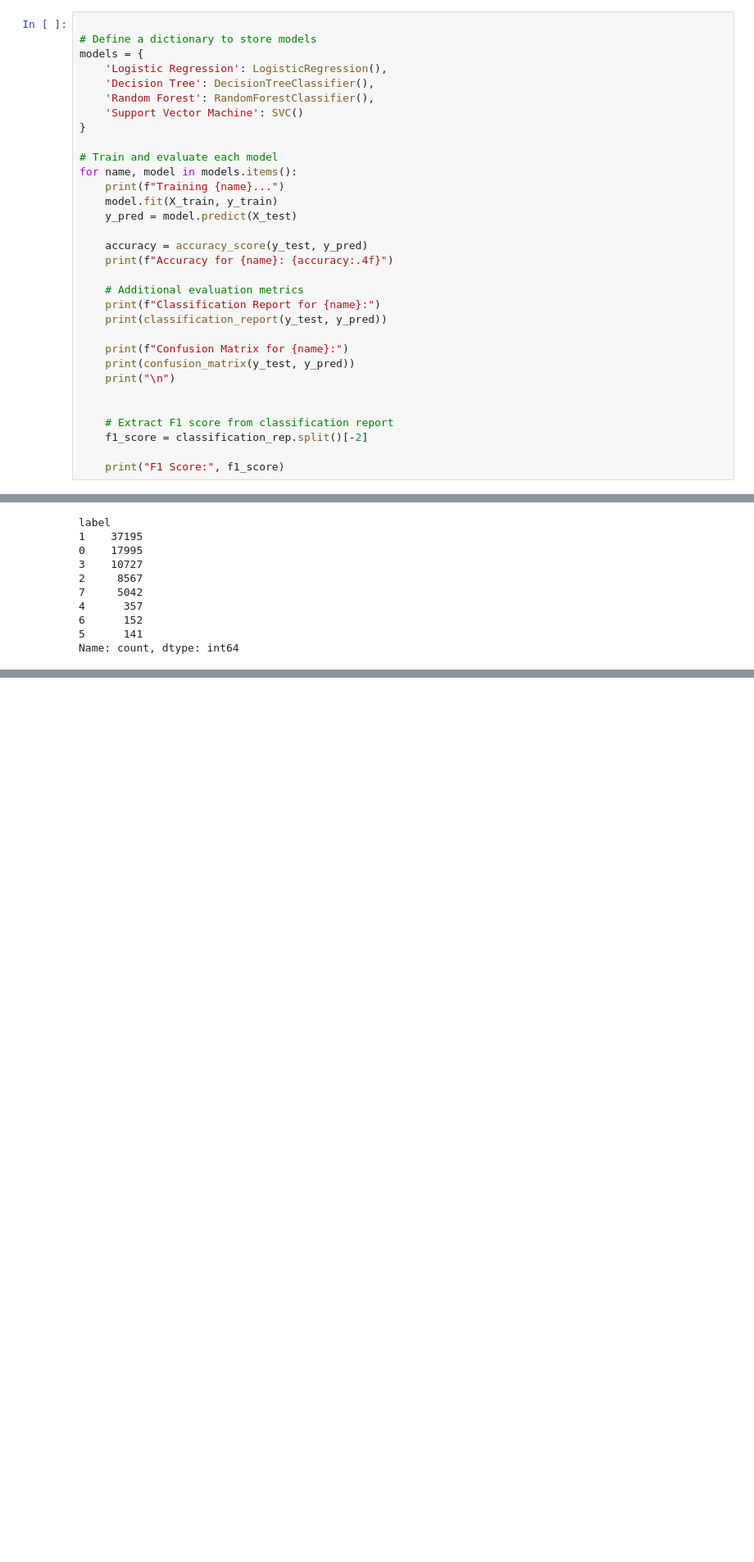
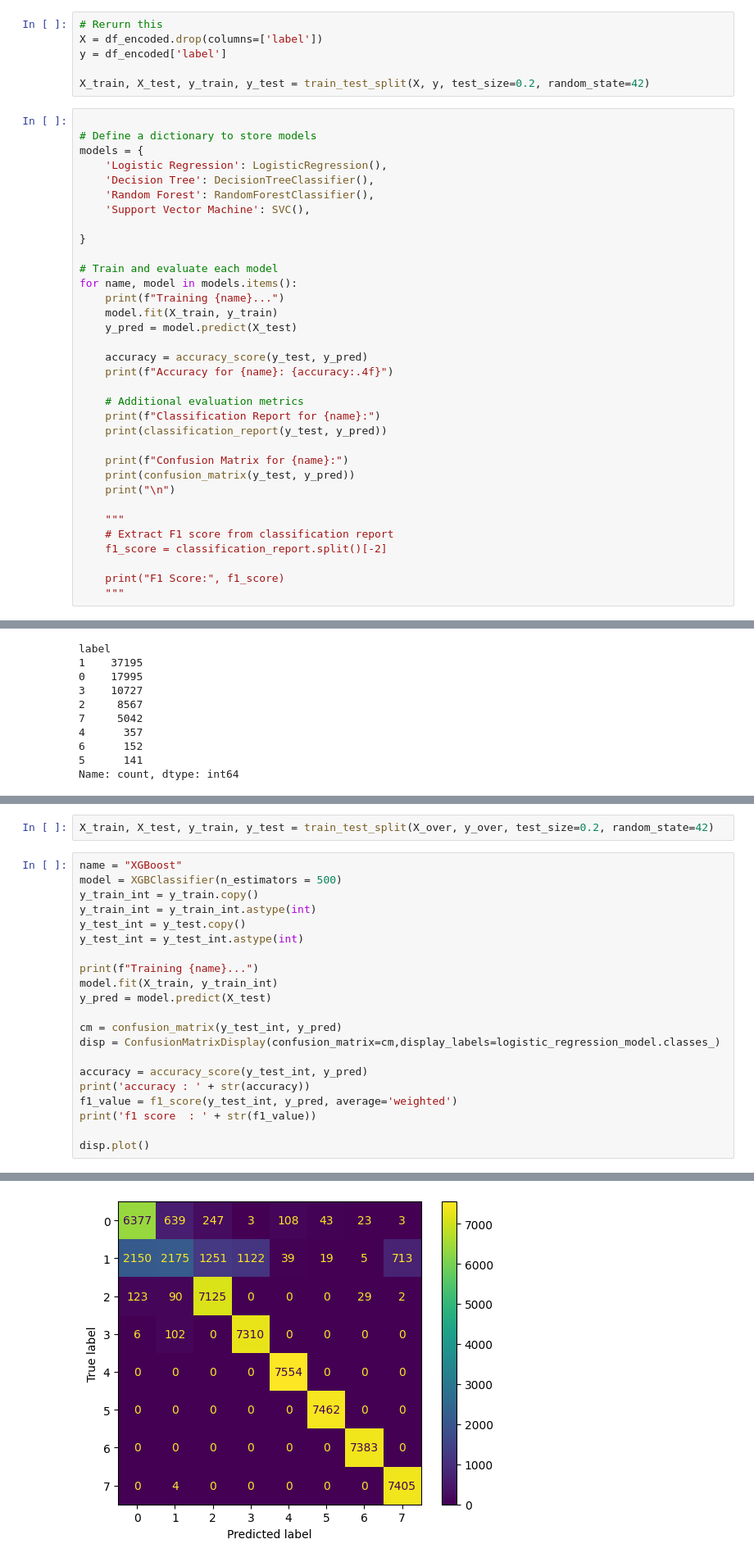
Before and after one commit to Gyxius/Kaggle, a Jupyter notebook: FML/FML.ipynb, the cells around one changed output, grey strips where cells are left out. Shown: that part at 82% size. Saved outputs shown, nothing was run; the diff lists cells and outputs as text; blank space fills up the shorter version.

Commit message:
added XGboost

```diff
--- a/FML/FML.ipynb
+++ b/FML/FML.ipynb
@@ -658,6 +652,12 @@ f1 score  : 0.6732111031343394
 ### No Sampling
 # %% [markdown]
 #### Trying different Models
+# %%
+# Rerurn this
+X = df_encoded.drop(columns=['label'])
+y = df_encoded['label']
+
+X_train, X_test, y_train, y_test = train_test_split(X, y, test_size=0.2, random_state=42)
 # %%
 
 # Define a dictionary to store models
@@ -665,7 +665,8 @@ models = {
     'Logistic Regression': LogisticRegression(),
     'Decision Tree': DecisionTreeClassifier(),
     'Random Forest': RandomForestClassifier(),
-    'Support Vector Machine': SVC()
+    'Support Vector Machine': SVC(),
+
 }
 
 # Train and evaluate each model
@@ -685,11 +686,12 @@ for name, model in models.items():
     print(confusion_matrix(y_test, y_pred))
     print("\n")
 
-
+    """
     # Extract F1 score from classification report
-    f1_score = classification_rep.split()[-2]
+    f1_score = classification_report.split()[-2]
 
     print("F1 Score:", f1_score)
+    """
 # %% [output]
 Training Logistic Regression...
 STOP: TOTAL NO. of ITERATIONS REACHED LIMIT.
@@ -780,0 +829,24 @@ Training Support Vector Machine...
+# %%
+X_train, X_test, y_train, y_test = train_test_split(X_over, y_over, test_size=0.2, random_state=42)
+# %%
+name = "XGBoost"
+model = XGBClassifier(n_estimators = 500)
+y_train_int = y_train.copy()
+y_train_int = y_train_int.astype(int)
+y_test_int = y_test.copy()
+y_test_int = y_test_int.astype(int)
+
+print(f"Training {name}...")
+model.fit(X_train, y_train_int)
+y_pred = model.predict(X_test)
+
+cm = confusion_matrix(y_test_int, y_pred)
+disp = ConfusionMatrixDisplay(confusion_matrix=cm,display_labels=logistic_regression_model.classes_)
+
+accuracy = accuracy_score(y_test_int, y_pred)
+print('accuracy : ' + str(accuracy))
+f1_value = f1_score(y_test_int, y_pred, average='weighted')
+print('f1 score  : ' + str(f1_value))
+
+disp.plot()
+# %% [output]
@@ -781,3 +857,4 @@ Training Support Vector Machine...
+[figure, added]
 # %% [markdown]
 ### Using Deep Learning Algorithms
 # %%
```
Also changed, not shown: parts of 16 cells of this notebook.
